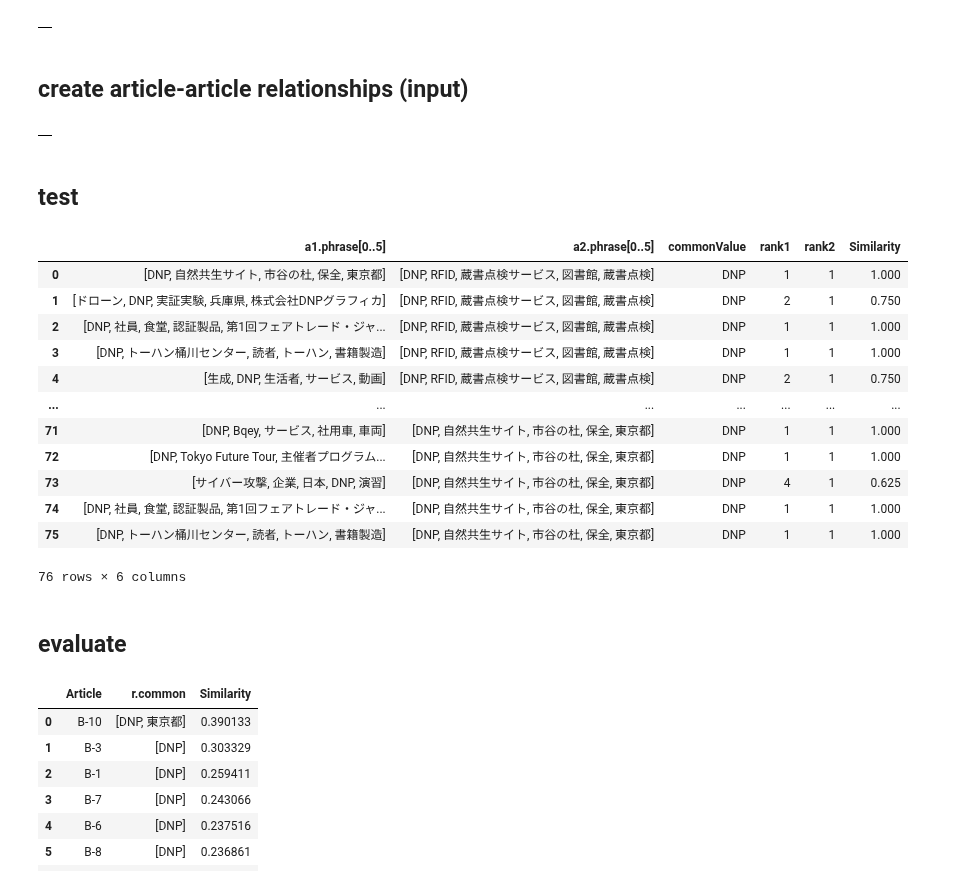
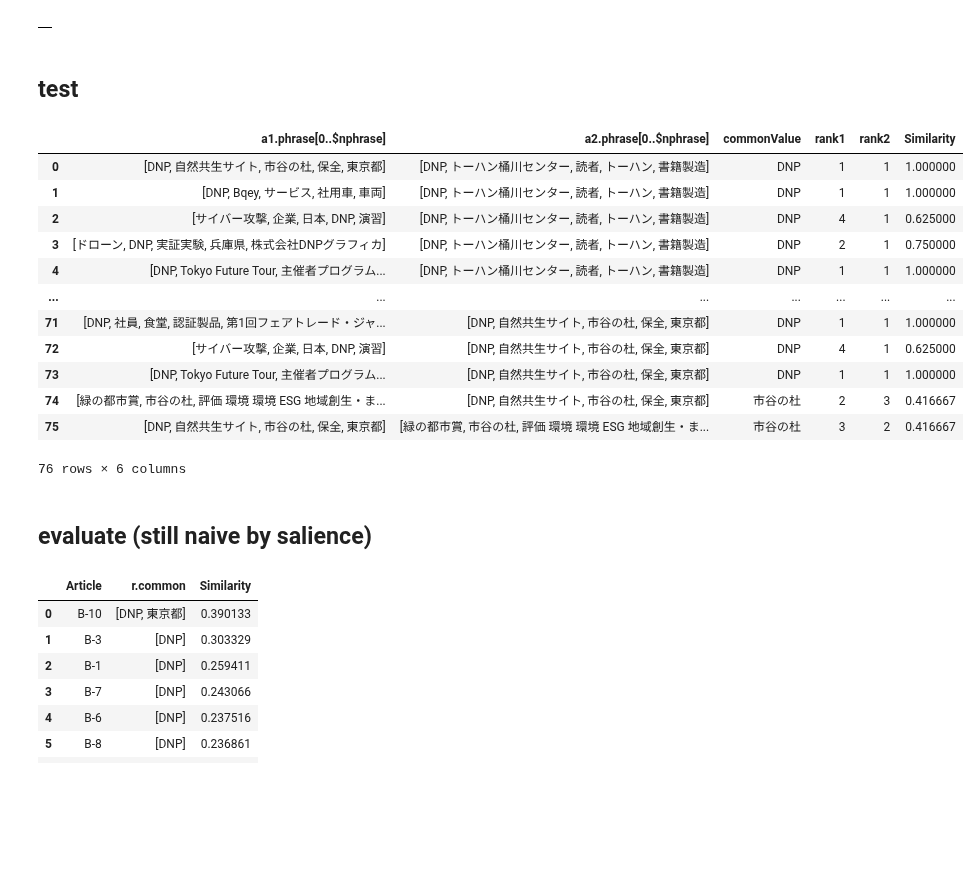
Before and after one commit to smallcat9603/graph, a Jupyter notebook: dnp/kg/neo4j.ipynb, the cells around one changed output. Drawn from its saved outputs; the diff is of its cells as text; code cells hidden in the pictures; blank space fills up the shorter version.

```diff
--- a/dnp/kg/neo4j.ipynb
+++ b/dnp/kg/neo4j.ipynb
@@ -157,7 +158,7 @@ gds.run_cypher(query)
 # %%
 query = """
 MATCH (a:Article {url: "https://www.dnp.co.jp/news/detail/20169882_1587.html"})-[r:CONTAINS]-(n)
-RETURN a.processed, a.phrase[0..5], a.salience[0..5], collect(r.rank), collect(r.score), collect(n.name)
+RETURN a.processed, a.phrase[0..$nphrase], a.salience[0..$nphrase], collect(r.rank), collect(r.score), collect(n.name)
 """
-gds.run_cypher(query)
+gds.run_cypher(query, {'nphrase': nphrase})
 # %% [output]
@@ -222,12 +230,0 @@ gds.run_cypher(query, {'name': name})
-# %%
-query = """
-MATCH (i:Input)
-WHERE i.processed IS NOT NULL
-FOREACH (word IN i.phrase[0..5] |
-  MERGE (n:Noun {name: word})
-  MERGE (i)-[r:CONTAINS]-(n)
-  SET r.rank = apoc.coll.indexOf(i.phrase, word) + 1
-  SET r.score = i.salience[apoc.coll.indexOf(i.phrase, word)]
-)
-"""
-gds.run_cypher(query)
@@ -258,54 +253,51 @@ gds.run_cypher(query)
 # %%
 query = """
 MATCH (a1:Article), (a2:Article)
-WHERE a1 <> a2 AND any(x IN a1.phrase[0..5] WHERE x IN a2.phrase[0..5])
+WHERE a1 <> a2 AND any(x IN a1.phrase[0..$nphrase] WHERE x IN a2.phrase[0..$nphrase])
 MERGE (a1)-[r:CORRELATES]-(a2)
-SET r.common = [x IN a1.phrase[0..5] WHERE x IN a2.phrase[0..5]]
+SET r.common = [x IN a1.phrase[0..$nphrase] WHERE x IN a2.phrase[0..$nphrase]]
 """
-gds.run_cypher(query)
+gds.run_cypher(query, {'nphrase': nphrase})
+
+#input
+query = """
+MATCH (i:Input), (a:Article)
+WHERE any(x IN i.phrase[0..$nphrase] WHERE x IN a.phrase[0..$nphrase])
+MERGE (i)-[r:CORRELATES]-(a)
+SET r.common = [x IN i.phrase[0..$nphrase] WHERE x IN a.phrase[0..$nphrase]]
+"""
+gds.run_cypher(query, {'nphrase': nphrase})
 # %% [output]
 |  |
-# %% [markdown]
-## create article-article relationships (input)
-# %%
-query = """
-MATCH (i:Input), (a:Article)
-WHERE any(x IN i.phrase[0..5] WHERE x IN a.phrase[0..5])
-MERGE (i)-[r:CORRELATES]-(a)
-SET r.common = [x IN i.phrase[0..5] WHERE x IN a.phrase[0..5]]
-"""
-gds.run_cypher(query)
-# %% [output]
-|  |
 # %% [markdown]
 ## test
 # %%
 query = """
 MATCH (a1:Article)-[r:CORRELATES]-(a2:Article)
 WITH a1, a2, r.common AS commonValues
 UNWIND commonValues AS commonValue
 WITH a1, a2, commonValue,
      apoc.coll.indexOf(a1.phrase, commonValue) + 1 AS rank1,
      apoc.coll.indexOf(a2.phrase, commonValue) + 1 AS rank2
-RETURN a1.phrase[0..5], a2.phrase[0..5], commonValue, rank1, rank2, (1.0/rank1 + 1.0/rank2) * 0.5 AS Similarity
+RETURN a1.phrase[0..$nphrase], a2.phrase[0..$nphrase], commonValue, rank1, rank2, (1.0/rank1 + 1.0/rank2) * 0.5 AS Similarity
 """
-gds.run_cypher(query)
+gds.run_cypher(query, {'nphrase': nphrase})
 # %% [output]
-|  | a1.phrase[0..5] | a2.phrase[0..5] | commonValue | rank1 | rank2 | Similarity |
-| 0 | [DNP, 自然共生サイト, 市谷の杜, 保全, 東京都] | [DNP, RFID, 蔵書点検サービス, 図書館, 蔵書点検] | DNP | 1 | 1 | 1.000 |
-| 1 | [ドローン, DNP, 実証実験, 兵庫県, 株式会社DNPグラフィカ] | [DNP, RFID, 蔵書点検サービス, 図書館, 蔵書点検] | DNP | 2 | 1 | 0.750 |
-| 2 | [DNP, 社員, 食堂, 認証製品, 第1回フェアトレード・ジャ... | [DNP, RFID, 蔵書点検サービス, 図書館, 蔵書点検] | DNP | 1 | 1 | 1.000 |
-| 3 | [DNP, トーハン桶川センター, 読者, トーハン, 書籍製造] | [DNP, RFID, 蔵書点検サービス, 図書館, 蔵書点検] | DNP | 1 | 1 | 1.000 |
-| 4 | [生成, DNP, 生活者, サービス, 動画] | [DNP, RFID, 蔵書点検サービス, 図書館, 蔵書点検] | DNP | 2 | 1 | 0.750 |
+|  | a1.phrase[0..$nphrase] | a2.phrase[0..$nphrase] | commonValue | rank1 | rank2 | Similarity |
+| 0 | [DNP, 自然共生サイト, 市谷の杜, 保全, 東京都] | [DNP, トーハン桶川センター, 読者, トーハン, 書籍製造] | DNP | 1 | 1 | 1.000000 |
+| 1 | [DNP, Bqey, サービス, 社用車, 車両] | [DNP, トーハン桶川センター, 読者, トーハン, 書籍製造] | DNP | 1 | 1 | 1.000000 |
+| 2 | [サイバー攻撃, 企業, 日本, DNP, 演習] | [DNP, トーハン桶川センター, 読者, トーハン, 書籍製造] | DNP | 4 | 1 | 0.625000 |
+| 3 | [ドローン, DNP, 実証実験, 兵庫県, 株式会社DNPグラフィカ] | [DNP, トーハン桶川センター, 読者, トーハン, 書籍製造] | DNP | 2 | 1 | 0.750000 |
+| 4 | [DNP, Tokyo Future Tour, 主催者プログラム... | [DNP, トーハン桶川センター, 読者, トーハン, 書籍製造] | DNP | 1 | 1 | 1.000000 |
 | ... | ... | ... | ... | ... | ... | ... |
-| 71 | [DNP, Bqey, サービス, 社用車, 車両] | [DNP, 自然共生サイト, 市谷の杜, 保全, 東京都] | DNP | 1 | 1 | 1.000 |
-| 72 | [DNP, Tokyo Future Tour, 主催者プログラム... | [DNP, 自然共生サイト, 市谷の杜, 保全, 東京都] | DNP | 1 | 1 | 1.000 |
-| 73 | [サイバー攻撃, 企業, 日本, DNP, 演習] | [DNP, 自然共生サイト, 市谷の杜, 保全, 東京都] | DNP | 4 | 1 | 0.625 |
-| 74 | [DNP, 社員, 食堂, 認証製品, 第1回フェアトレード・ジャ... | [DNP, 自然共生サイト, 市谷の杜, 保全, 東京都] | DNP | 1 | 1 | 1.000 |
-| 75 | [DNP, トーハン桶川センター, 読者, トーハン, 書籍製造] | [DNP, 自然共生サイト, 市谷の杜, 保全, 東京都] | DNP | 1 | 1 | 1.000 |
+| 71 | [DNP, 社員, 食堂, 認証製品, 第1回フェアトレード・ジャ... | [DNP, 自然共生サイト, 市谷の杜, 保全, 東京都] | DNP | 1 | 1 | 1.000000 |
+| 72 | [サイバー攻撃, 企業, 日本, DNP, 演習] | [DNP, 自然共生サイト, 市谷の杜, 保全, 東京都] | DNP | 4 | 1 | 0.625000 |
+| 73 | [DNP, Tokyo Future Tour, 主催者プログラム... | [DNP, 自然共生サイト, 市谷の杜, 保全, 東京都] | DNP | 1 | 1 | 1.000000 |
+| 74 | [緑の都市賞, 市谷の杜, 評価 環境 環境 ESG 地域創生・ま... | [DNP, 自然共生サイト, 市谷の杜, 保全, 東京都] | 市谷の杜 | 2 | 3 | 0.416667 |
+| 75 | [DNP, 自然共生サイト, 市谷の杜, 保全, 東京都] | [緑の都市賞, 市谷の杜, 評価 環境 環境 ESG 地域創生・ま... | 市谷の杜 | 3 | 2 | 0.416667 |
 76 rows × 6 columns
 # %% [markdown]
-## evaluate
+## evaluate (still naive by salience)
 # %%
 query = """
 MATCH (i:Input)-[r:CORRELATES]-(a:Article)
```
Also changed, not shown: parts of 23 cells of this notebook.
